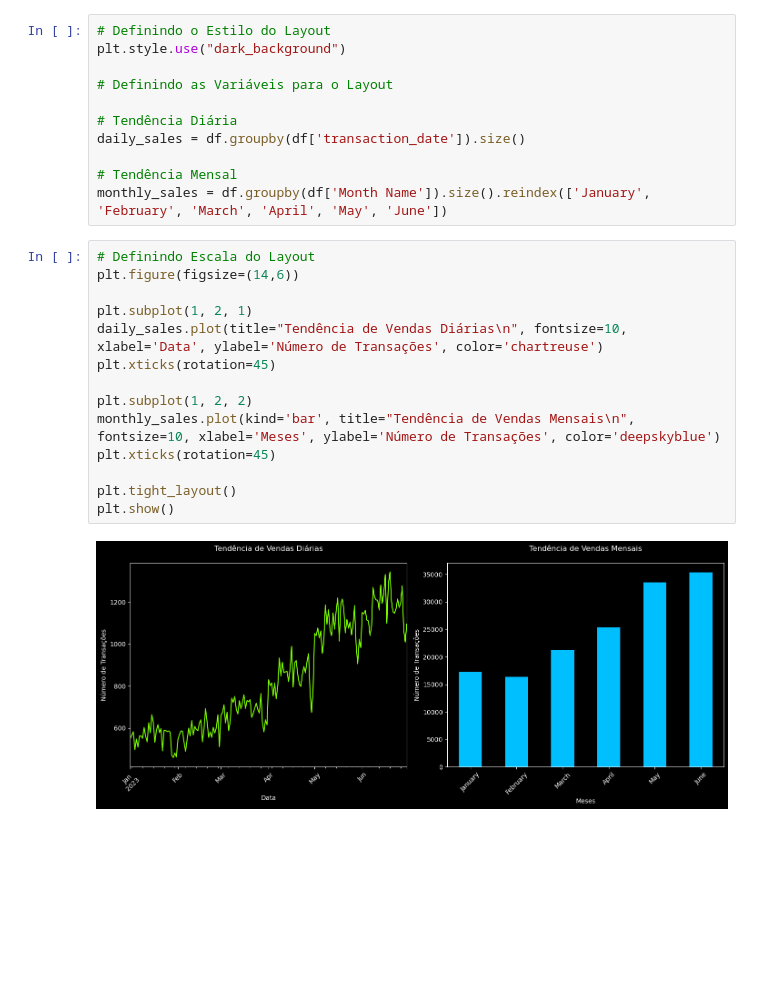
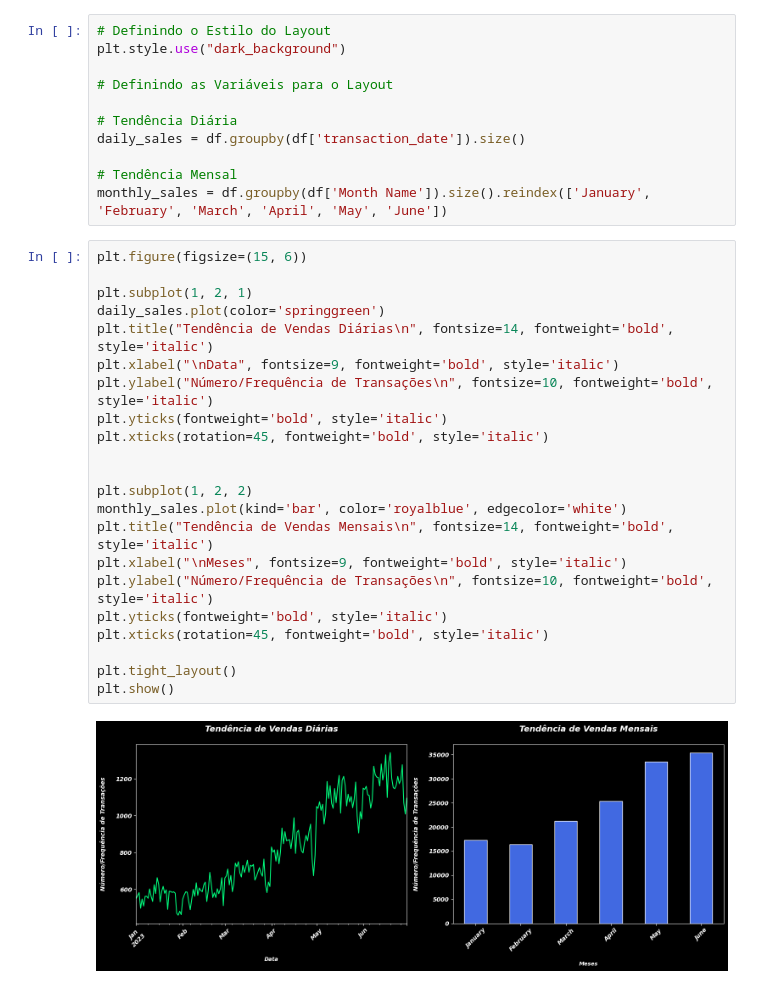
Before and after one commit to JonathaVaz/Coffee, a Jupyter notebook: Machine Learning - Coffee Classification.ipynb, the cells around one changed output. Saved outputs shown, nothing was run; the diff lists cells and outputs as text; blank space fills up the shorter version.

```diff
--- a/Machine Learning - Coffee Classification.ipynb
+++ b/Machine Learning - Coffee Classification.ipynb
@@ -231,18 +231,26 @@ daily_sales = df.groupby(df['transaction_date']).size()
 # Tendência Mensal
 monthly_sales = df.groupby(df['Month Name']).size().reindex(['January', 'February', 'March', 'April', 'May', 'June'])
 # %%
-# Definindo Escala do Layout
-plt.figure(figsize=(14,6))
+plt.figure(figsize=(15, 6))
 
 plt.subplot(1, 2, 1)
-daily_sales.plot(title="Tendência de Vendas Diárias\n", fontsize=10, xlabel='Data', ylabel='Número de Transações', color='chartreuse')
-plt.xticks(rotation=45)
+daily_sales.plot(color='springgreen')
+plt.title("Tendência de Vendas Diárias\n", fontsize=14, fontweight='bold', style='italic')
+plt.xlabel("\nData", fontsize=9, fontweight='bold', style='italic')
+plt.ylabel("Número/Frequência de Transações\n", fontsize=10, fontweight='bold', style='italic')
+plt.yticks(fontweight='bold', style='italic')
+plt.xticks(rotation=45, fontweight='bold', style='italic')
+
 
 plt.subplot(1, 2, 2)
-monthly_sales.plot(kind='bar', title="Tendência de Vendas Mensais\n", fontsize=10, xlabel='Meses', ylabel='Número de Transações', color='deepskyblue')
-plt.xticks(rotation=45)
+monthly_sales.plot(kind='bar', color='royalblue', edgecolor='white')
+plt.title("Tendência de Vendas Mensais\n", fontsize=14, fontweight='bold', style='italic')
+plt.xlabel("\nMeses", fontsize=9, fontweight='bold', style='italic')
+plt.ylabel("Número/Frequência de Transações\n", fontsize=10, fontweight='bold', style='italic')
+plt.yticks(fontweight='bold', style='italic')
+plt.xticks(rotation=45, fontweight='bold', style='italic')
 
 plt.tight_layout()
 plt.show()
 # %% [output]
-[figure, old version]
+[figure, new version]
```
Also changed, not shown: parts of 89 cells of this notebook.
